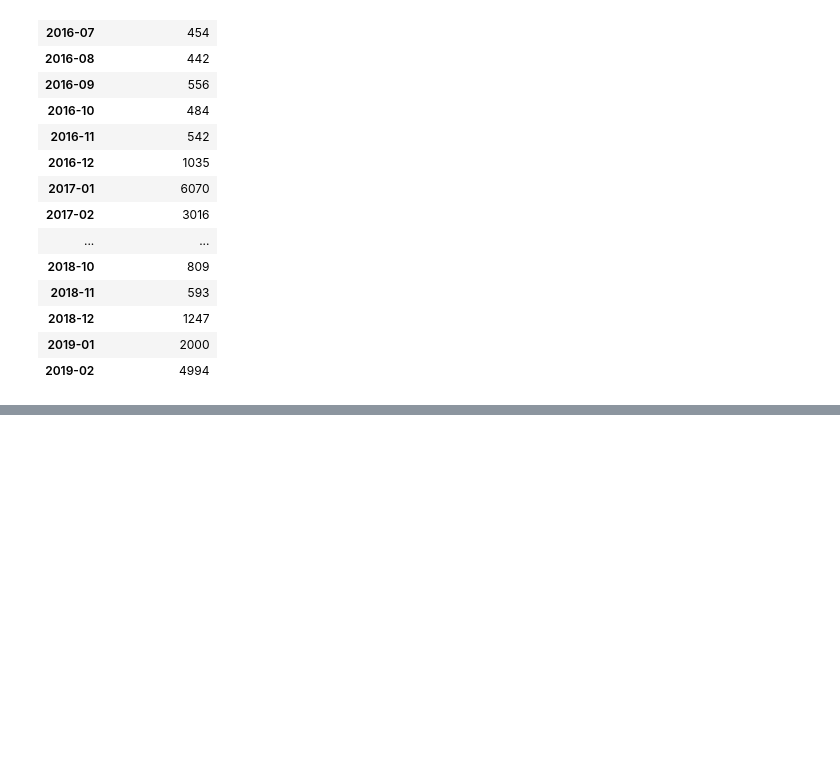
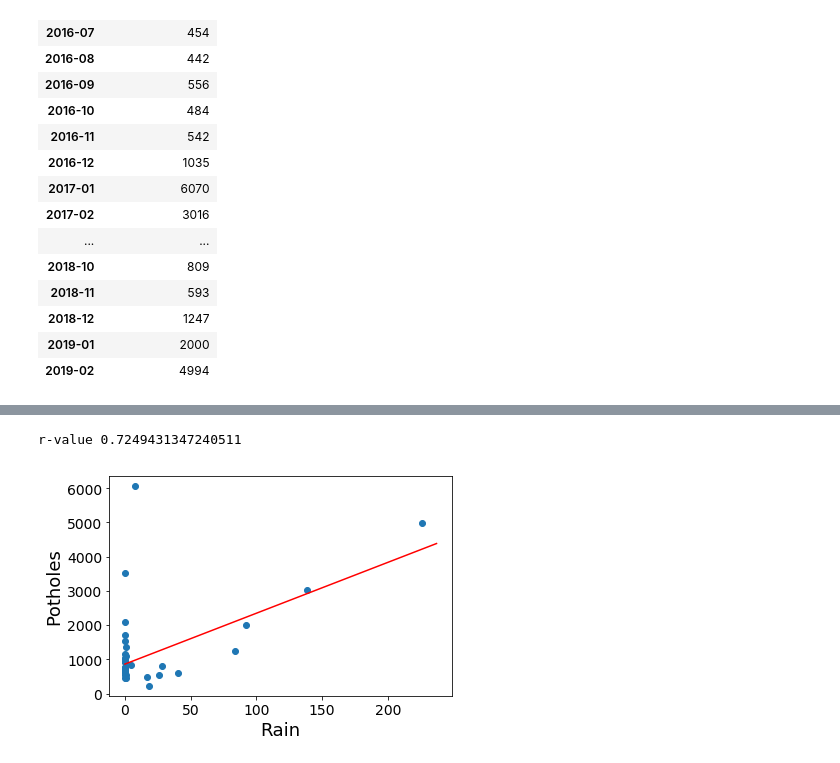
Before and after one commit to lidiomarx/SD-Potholes, a Jupyter notebook: RainData.ipynb, the cells around one changed output, grey strips where cells are left out. Cells and saved outputs as stored; diff of their text form; code cells hidden in the pictures; blank space fills up the shorter version.

```diff
--- a/RainData.ipynb
+++ b/RainData.ipynb
@@ -117,3 +134,42 @@ ax2.tick_params(axis='y', labelcolor='red')
+# %%
+from scipy.stats import linregress
+import numpy as np
+
+rain, pothole = [], []
+for a,b in zip(y1,y2):
+    rain.append(a)
+    pothole.append(b)
+
+rain = np.array(rain)
+pothole = np.array(pothole)
+
+plt.scatter(rain,pothole)
+plt.xlabel('Rain', fontsize=18)
+plt.ylabel('Potholes', fontsize=18)
+plt.tick_params(labelsize=14)
+
+# remove outlier
+rain2, pothole2 = [], []
+for a,b in zip(y1,y2):
+    if b < 6000:
+        rain2.append(a)
+        pothole2.append(b)
+
+rain2 = np.array(rain2)
+pothole2 = np.array(pothole2)
+
+(slope, intercept, rvalue, _, _) = linregress(rain2, pothole2)
+rain3 = np.array([0,1.05*max(rain)])
+fit = slope * rain3 + intercept
+plt.plot(rain3, fit, 'r-')
+print(f'r-value {rvalue}')
+
+plt.tight_layout()
+
+plt.savefig('scatterplot_rain_pothole.png')
+# %% [output]
+r-value 0.7249431347240511
+[figure, added]
 # %%
 from scipy.stats import linregress
 import numpy as np
```
Also changed, not shown: parts of 4 cells of this notebook, 4 other files.
